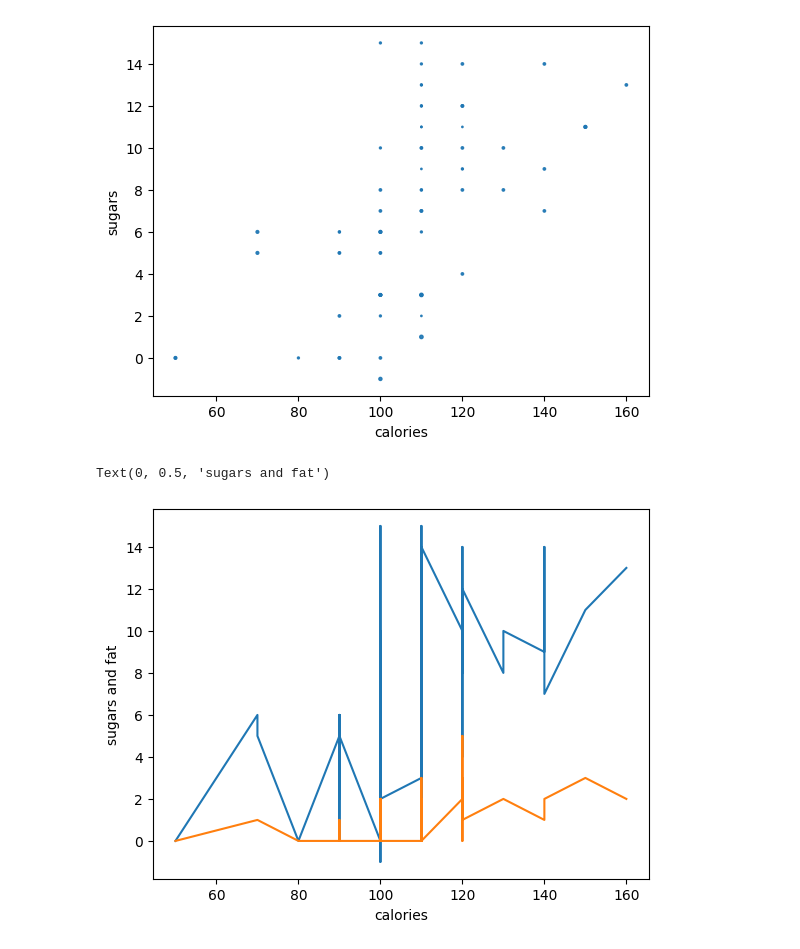
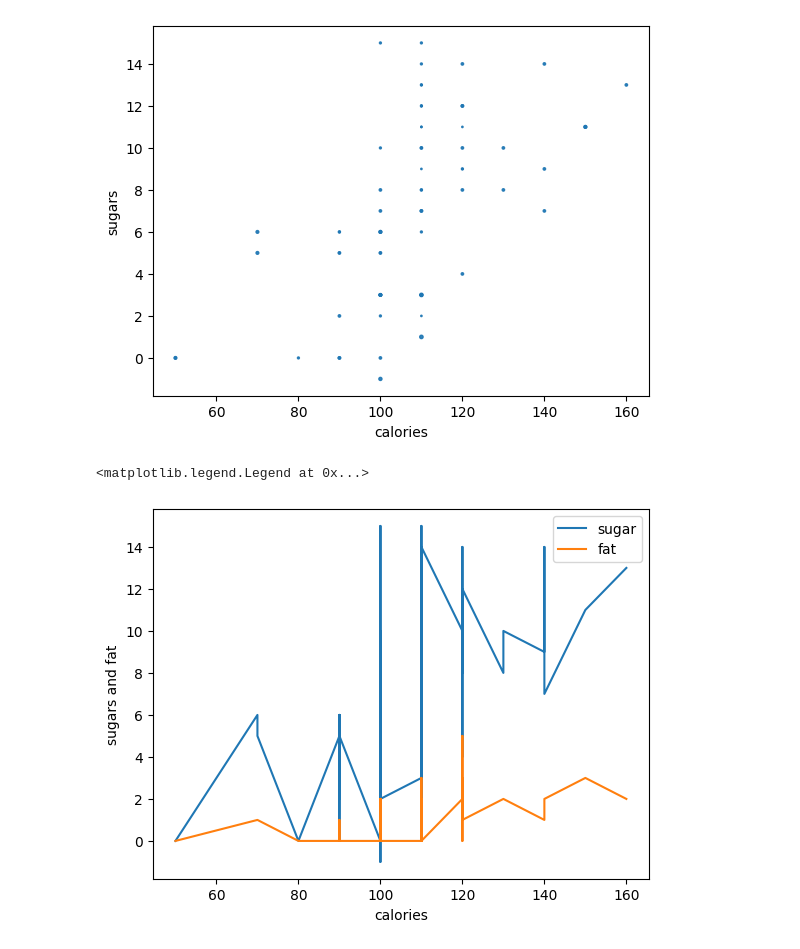
Before and after one commit to Sru-j/daily_lab_activities, a Jupyter notebook: box_plot_mine.ipynb, the cells around one changed output. Cells and saved outputs as stored; diff of their text form; code cells hidden in the pictures.

```diff
--- a/box_plot_mine.ipynb
+++ b/box_plot_mine.ipynb
@@ -361,13 +361,15 @@ df.plot(kind='scatter',x='calories',y='sugars',s=df['protein'], alpha=0.9)
 # %%
 # Plot Maths marks
 plt.plot(df['calories'], df['sugars'])
 
 # plot Science marks
 plt.plot(df['calories'], df['fat'])
 
 # Adding Labels
 plt.xlabel('calories')
 plt.ylabel('sugars and fat')
+
+plt.legend(['sugar', 'fat'])
 # %% [output]
-Text(0, 0.5, 'sugars and fat')
+<matplotlib.legend.Legend at 0x...>
-[figure, old version]
+[figure, new version]
```
Also changed, not shown: parts of 1 cell of this notebook.
